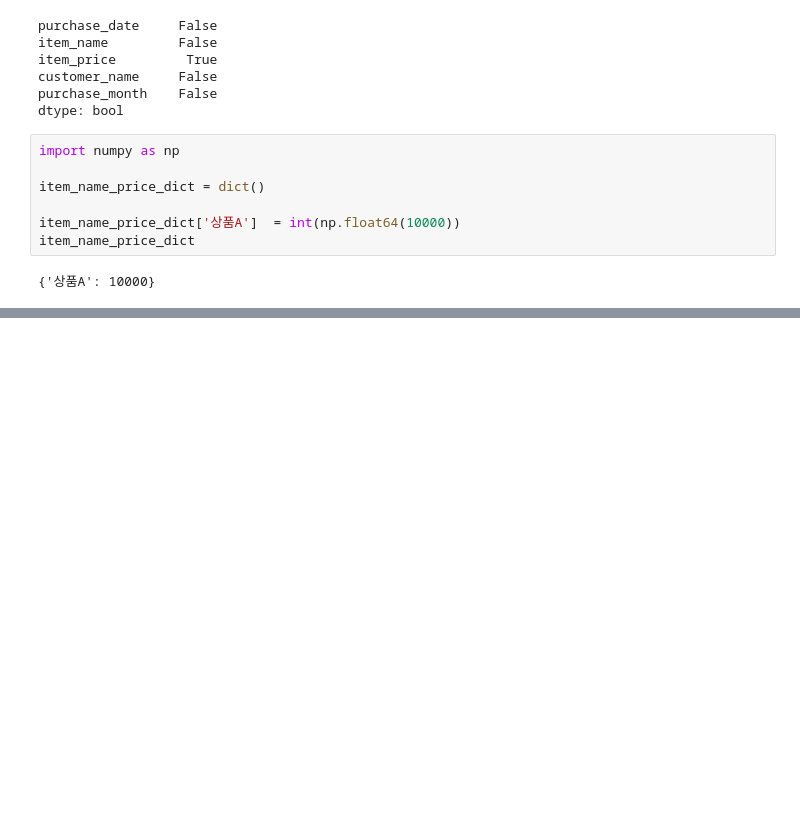
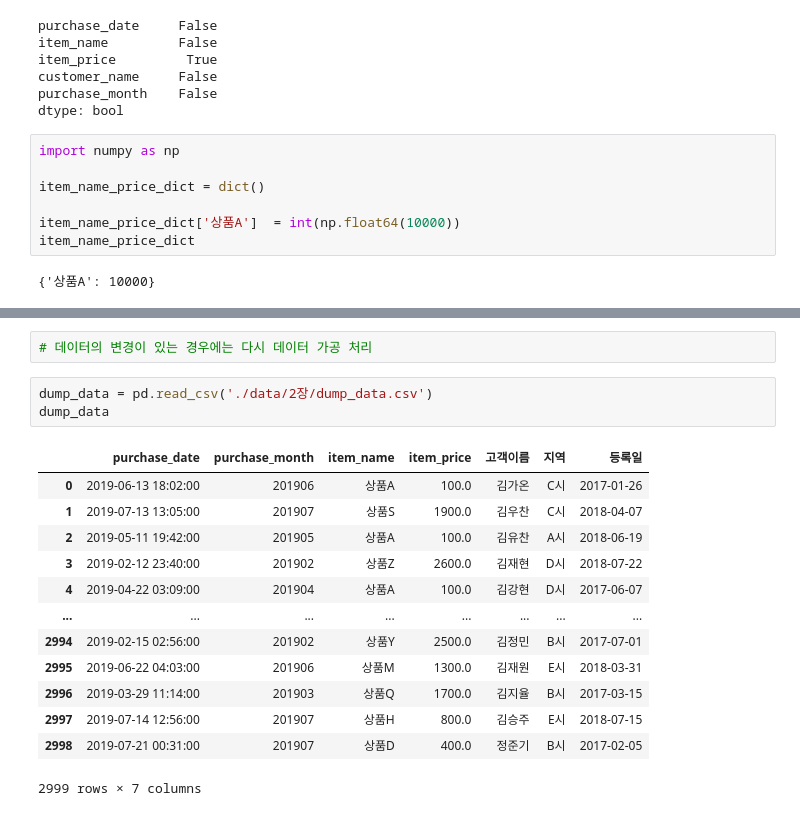
Before and after one commit to gmlwlswls/study_DataTechniques, a Jupyter notebook: 01. DataProcess/franchise_data_analysis.ipynb, the cells around one changed output, grey strips where cells are left out. Cells and saved outputs as stored; diff of their text form; blank space fills up the shorter version.

```diff
--- a/01. DataProcess/franchise_data_analysis.ipynb
+++ b/01. DataProcess/franchise_data_analysis.ipynb
@@ -272,0 +509,19 @@ sale_df.head()
+# %%
+# 데이터의 변경이 있는 경우에는 다시 데이터 가공 처리
+# %%
+dump_data = pd.read_csv('./data/2장/dump_data.csv')
+dump_data
+# %% [output]
+|  | purchase_date | purchase_month | item_name | item_price | 고객이름 | 지역 | 등록일 |
+| 0 | 2019-06-13 18:02:00 | 201906 | 상품A | 100.0 | 김가온 | C시 | 2017-01-26 |
+| 1 | 2019-07-13 13:05:00 | 201907 | 상품S | 1900.0 | 김우찬 | C시 | 2018-04-07 |
+| 2 | 2019-05-11 19:42:00 | 201905 | 상품A | 100.0 | 김유찬 | A시 | 2018-06-19 |
+| 3 | 2019-02-12 23:40:00 | 201902 | 상품Z | 2600.0 | 김재현 | D시 | 2018-07-22 |
+| 4 | 2019-04-22 03:09:00 | 201904 | 상품A | 100.0 | 김강현 | D시 | 2017-06-07 |
+| ... | ... | ... | ... | ... | ... | ... | ... |
+| 2994 | 2019-02-15 02:56:00 | 201902 | 상품Y | 2500.0 | 김정민 | B시 | 2017-07-01 |
+| 2995 | 2019-06-22 04:03:00 | 201906 | 상품M | 1300.0 | 김재원 | E시 | 2018-03-31 |
+| 2996 | 2019-03-29 11:14:00 | 201903 | 상품Q | 1700.0 | 김지율 | B시 | 2017-03-15 |
+| 2997 | 2019-07-14 12:56:00 | 201907 | 상품H | 800.0 | 김승주 | E시 | 2018-07-15 |
+| 2998 | 2019-07-21 00:31:00 | 201907 | 상품D | 400.0 | 정준기 | B시 | 2017-02-05 |
+2999 rows × 7 columns
```
Also changed, not shown: parts of 30 cells of this notebook, 1 other file.
